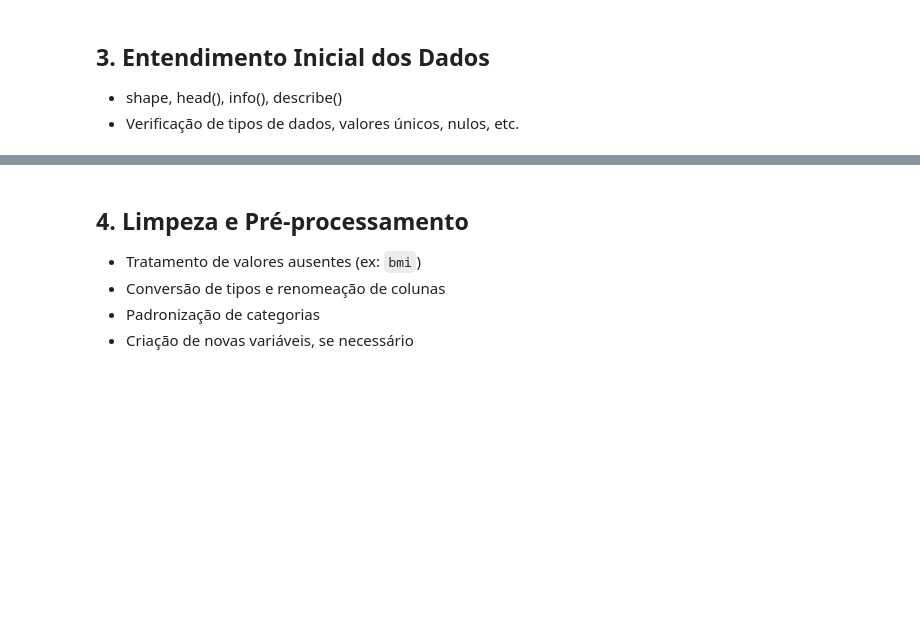
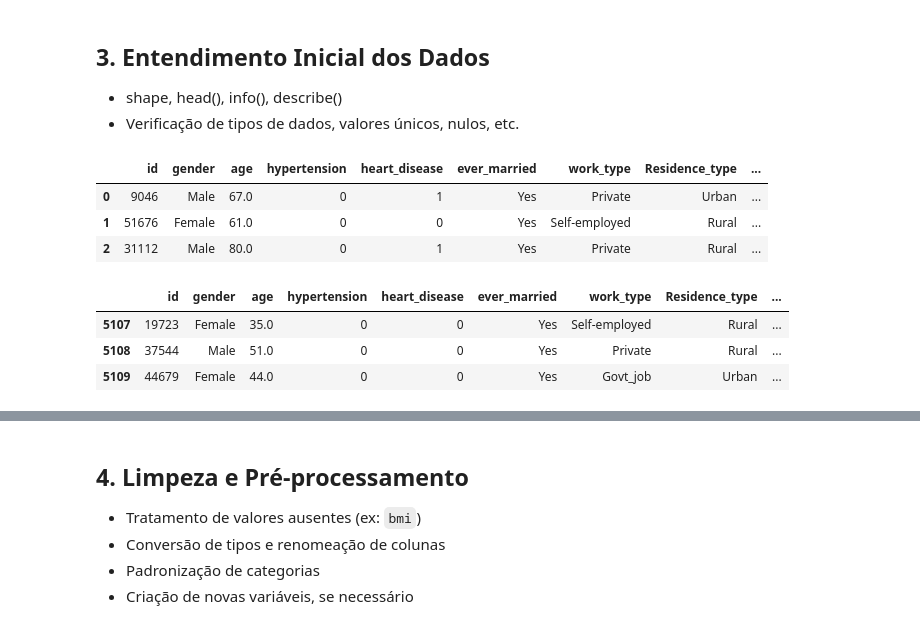
Before and after one commit to danoliveiraed/portfolio-projects, a Jupyter notebook: stroke-risk-analysis/notebooks/stroke_analysis.ipynb, the cells around one changed output, grey strips where cells are left out. Drawn from its saved outputs; the diff is of its cells as text; code cells hidden in the pictures; blank space fills up the shorter version.

```diff
--- a/stroke-risk-analysis/notebooks/stroke_analysis.ipynb
+++ b/stroke-risk-analysis/notebooks/stroke_analysis.ipynb
@@ -10,3 +13,21 @@
 ## 3. Entendimento Inicial dos Dados
 - shape, head(), info(), describe()
 - Verificação de tipos de dados, valores únicos, nulos, etc.
+# %%
+#importando dados do arquivo raw
+url = 'https://raw.githubusercontent.com/danoliveiraed/portfolio-projects/refs/heads/main/stroke-risk-analysis/data/raw/healthcare-dataset-stroke-data.csv'
+
+dado = pd.read_csv(url, sep=',')
+dado.head(3)
+# %% [output]
+|  | id | gender | age | hypertension | heart_disease | ever_married | work_type | Residence_type | ... |
+| 0 | 9046 | Male | 67.0 | 0 | 1 | Yes | Private | Urban | ... |
+| 1 | 51676 | Female | 61.0 | 0 | 0 | Yes | Self-employed | Rural | ... |
+| 2 | 31112 | Male | 80.0 | 0 | 1 | Yes | Private | Rural | ... |
+# %%
+dado.tail(3)
+# %% [output]
+|  | id | gender | age | hypertension | heart_disease | ever_married | work_type | Residence_type | ... |
+| 5107 | 19723 | Female | 35.0 | 0 | 0 | Yes | Self-employed | Rural | ... |
+| 5108 | 37544 | Male | 51.0 | 0 | 0 | Yes | Private | Rural | ... |
+| 5109 | 44679 | Female | 44.0 | 0 | 0 | Yes | Govt_job | Urban | ... |
```
Also changed, not shown: parts of 6 cells of this notebook.
